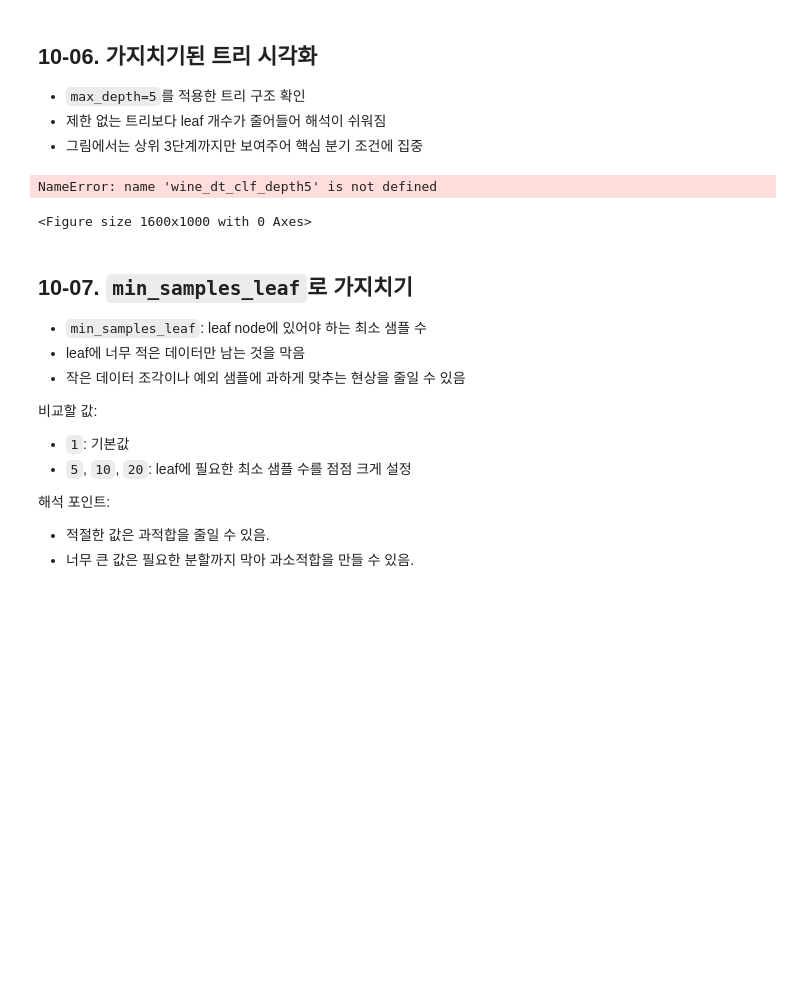
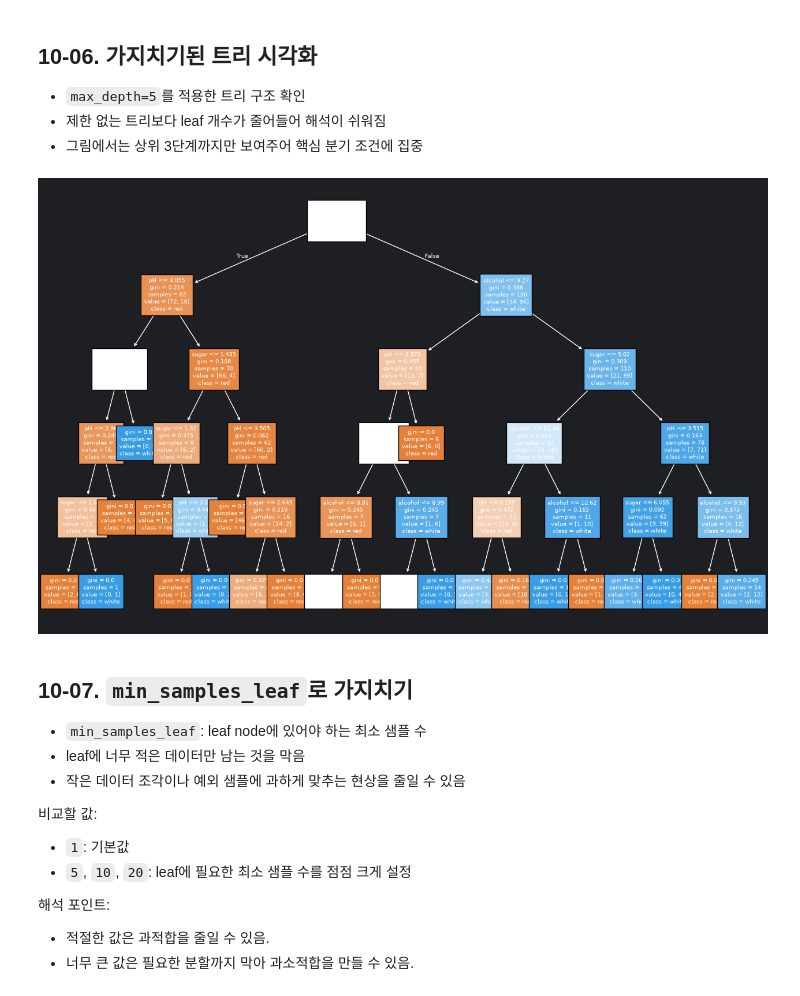
Before and after one commit to 20260528-skn-golddragon-33th/06_machine_learning, a Jupyter notebook: 04_decision_tree_svm/01_decision_tree_classifier.ipynb, the cells around one changed output. Cells and saved outputs as stored; diff of their text form; code cells hidden in the pictures; blank space fills up the shorter version.

```diff
--- a/04_decision_tree_svm/01_decision_tree_classifier.ipynb
+++ b/04_decision_tree_svm/01_decision_tree_classifier.ipynb
@@ -456,6 +456,8 @@ for max_depth in max_depth_options:
 
 depth_result_df = pd.DataFrame(depth_result).round(4)
 display(depth_result_df)
+
+wine_dt_clf_depth5 = wine_depth_models[5]
 # %% [output]
 |  | max_depth | train_accuracy | test_accuracy | tree_depth | leaf_count |
 | 0 | None | 1.0000 | 0.7963 | 10 | 39 |
@@ -513,18 +515,19 @@ split_results_df
 - 제한 없는 트리보다 leaf 개수가 줄어들어 해석이 쉬워짐
 - 그림에서는 상위 3단계까지만 보여주어 핵심 분기 조건에 집중
 # %%
-# plt.figure(figsize=(16, 10))
-# plot_tree(
-#     wine_dt_clf_depth5,
-#     max_depth=5,
-#     filled=True,
-#     feature_names=X.columns,
-#     class_names=['red', 'white'],
-#     fontsize=12
-# )
+plt.figure(figsize=(16, 10))
+plot_tree(
+    wine_dt_clf_depth5,
+    max_depth=5,
+    filled=True,
+    feature_names=X.columns,
+    class_names=['red', 'white'],
+    fontsize=7
+)
+
+plt.show()
 # %% [output]
-NameError: name 'wine_dt_clf_depth5' is not defined
-<Figure size 1600x1000 with 0 Axes>
+[figure, added]
 # %% [markdown]
 ## 10-07. `min_samples_leaf`로 가지치기
 
```
Also changed, not shown: parts of 2 cells of this notebook, 6 other files.
